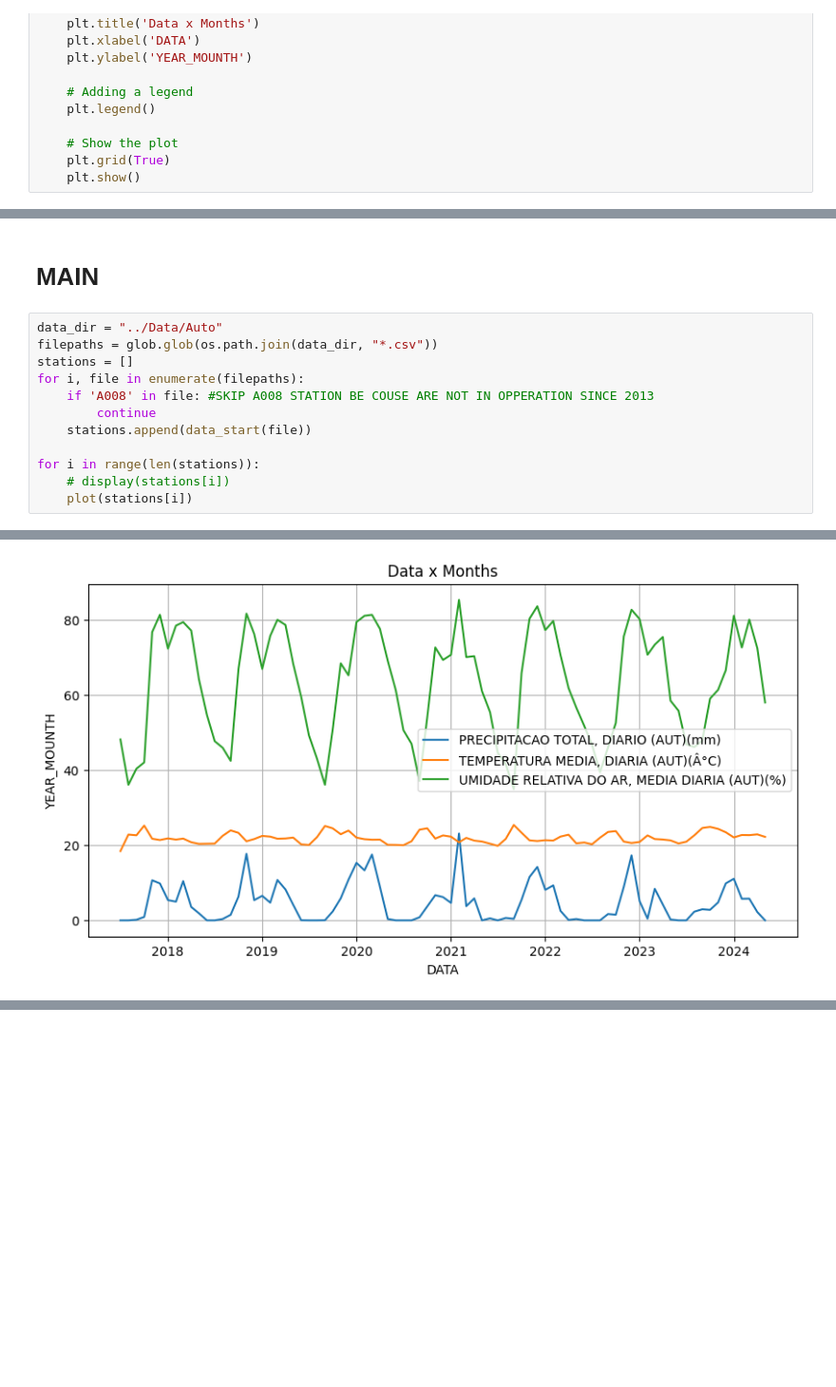
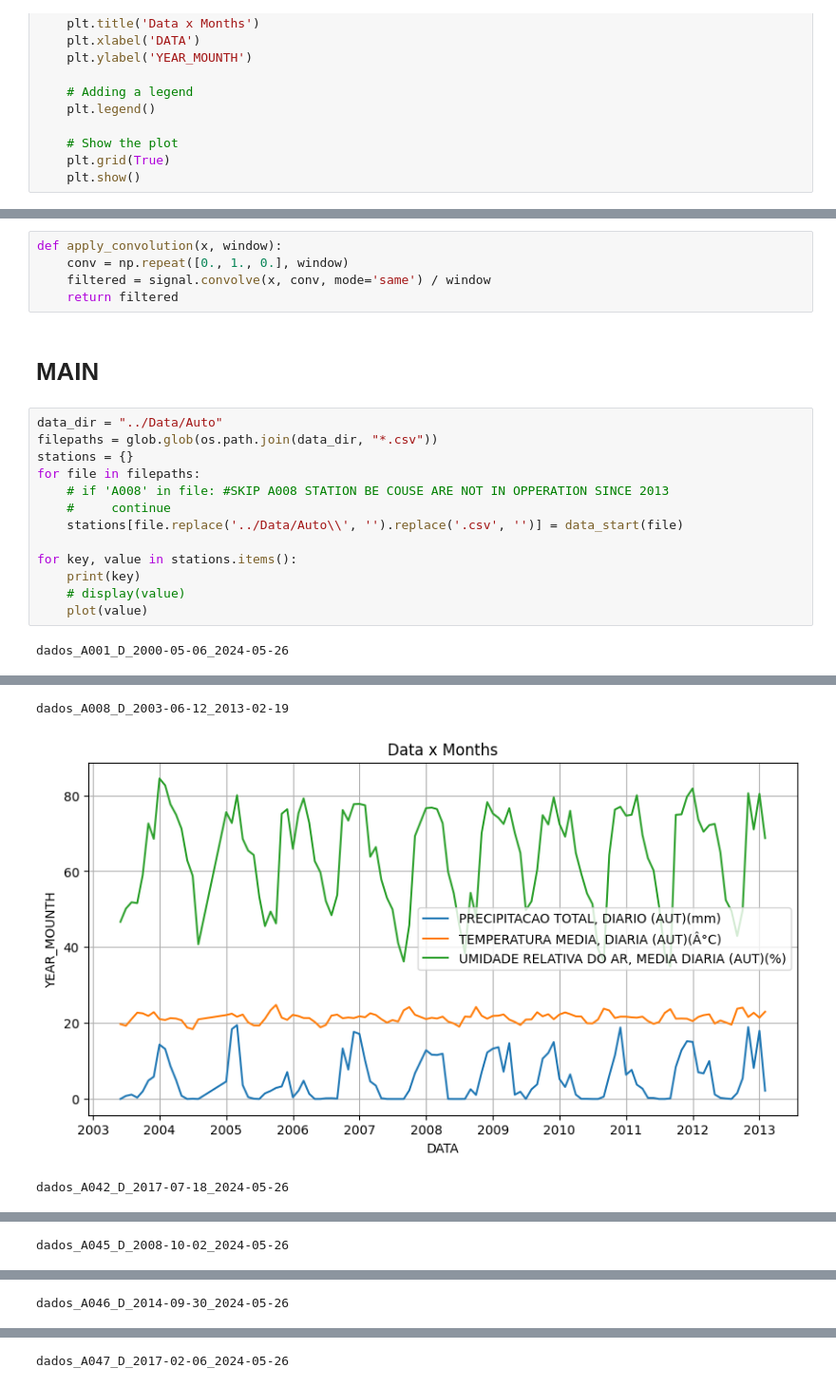
Before and after one commit to lcstei/fourrier-analysis-of-weather-data, a Jupyter notebook: src/main.ipynb, the cells around one changed output, grey strips where cells are left out. Shown at 95% size. Drawn from its saved outputs; the diff is of its cells as text; blank space fills up the shorter version.

```diff
--- a/src/main.ipynb
+++ b/src/main.ipynb
@@ -59,17 +87,26 @@ def plot(df: object) -> None:
+# %%
+def apply_convolution(x, window):
+    conv = np.repeat([0., 1., 0.], window)
+    filtered = signal.convolve(x, conv, mode='same') / window
+    return filtered
 # %% [markdown]
 # MAIN
 # %%
 data_dir = "../Data/Auto"
 filepaths = glob.glob(os.path.join(data_dir, "*.csv"))
-stations = []
-for i, file in enumerate(filepaths):
-    if 'A008' in file: #SKIP A008 STATION BE COUSE ARE NOT IN OPPERATION SINCE 2013
-        continue
-    stations.append(data_start(file))
+stations = {}
+for file in filepaths:
+    # if 'A008' in file: #SKIP A008 STATION BE COUSE ARE NOT IN OPPERATION SINCE 2013
+    #     continue
+    stations[file.replace('../Data/Auto\\', '').replace('.csv', '')] = data_start(file)
 
-for i in range(len(stations)):
-    # display(stations[i])
-    plot(stations[i])
+for key, value in stations.items():
+    print(key)
+    # display(value)
+    plot(value)
 # %% [output]
+dados_A001_D_2000-05-06_2024-05-26
 [figure]
+dados_A008_D_2003-06-12_2013-02-19
-[figure, old version]
+[figure, new version]
+dados_A042_D_2017-07-18_2024-05-26
@@ -76,0 +114 @@ for i in range(len(stations)):
+dados_A045_D_2008-10-02_2024-05-26
@@ -77,0 +116 @@ for i in range(len(stations)):
+dados_A046_D_2014-09-30_2024-05-26
@@ -78,0 +118 @@ for i in range(len(stations)):
+dados_A047_D_2017-02-06_2024-05-26
```
Also changed, not shown: parts of 7 cells of this notebook.
